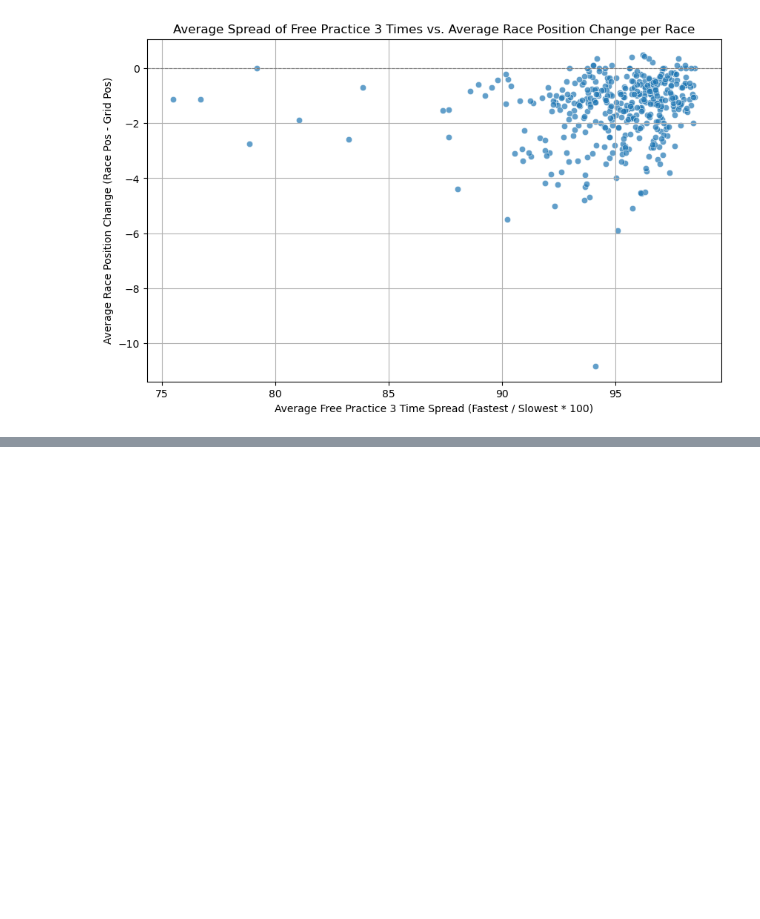
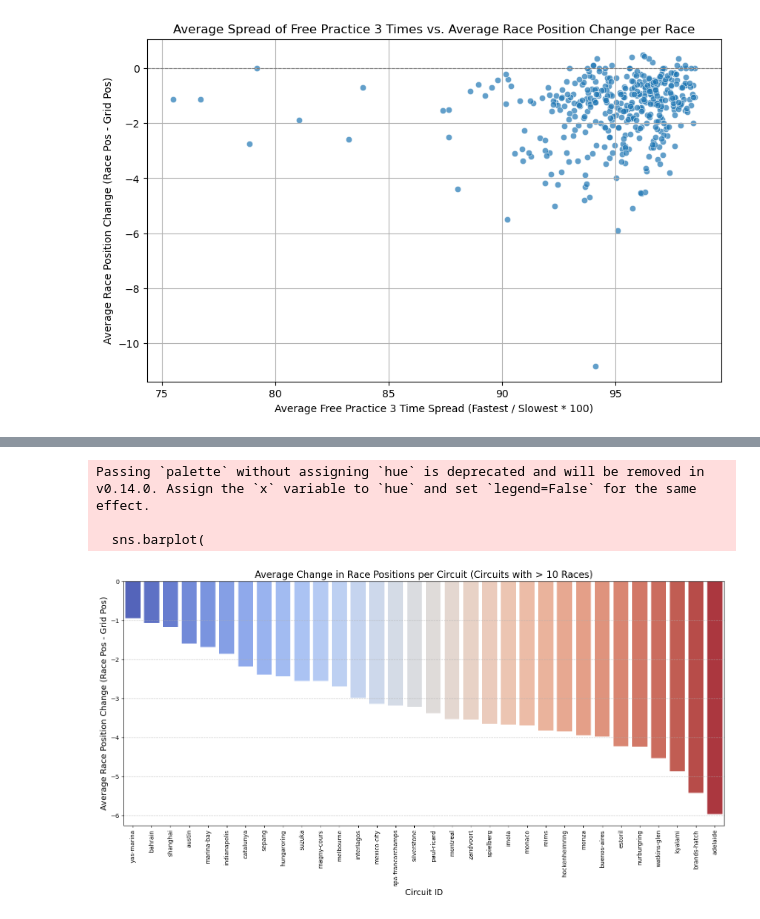
Before and after one commit to Merlin117/erdos_ds_f1, a Jupyter notebook: jaegeon/playing with fp data.ipynb, the cells around one changed output, grey strips where cells are left out. Cells and saved outputs as stored; diff of their text form; code cells hidden in the pictures; blank space fills up the shorter version.

```diff
--- a/jaegeon/playing with fp data.ipynb
+++ b/jaegeon/playing with fp data.ipynb
@@ -214,0 +386,55 @@ for fp_name, fp_df in fp_dfs.items():
+# %%
+# 3. Count Races per Circuit
+race_counts_per_circuit = races_df.groupby('circuitId')['raceId'].nunique().reset_index()
+race_counts_per_circuit.rename(columns={'raceId': 'race_count'}, inplace=True)
+
+# 4. Filter Circuits: Get circuitIds that had more than 10 races
+circuits_with_more_than_10_races = race_counts_per_circuit[
+    race_counts_per_circuit['race_count'] > 10
+]['circuitId'].tolist()
+
+# 5. Merge race-positions-difference_df with circuit info to get circuitId
+merged_race_pos_diff_circuit = pd.merge(
+    race_position_diff_df,
+    race_circuit_info,
+    on=['raceId', 'year', 'round'],
+    how='inner'
+)
+
+# 6. Calculate Average Position Change per Race and Circuit
+avg_pos_change_per_race_circuit_df = merged_race_pos_diff_circuit.groupby(['raceId', 'year', 'round', 'circuitId'])['positionDifference'].mean().reset_index()
+avg_pos_change_per_race_circuit_df.rename(columns={'positionDifference': 'avg_pos_change_race'}, inplace=True)
+
+# 7. Aggregate by Circuit to get overall average change in positions per circuit
+avg_pos_change_per_circuit = avg_pos_change_per_race_circuit_df.groupby('circuitId')['avg_pos_change_race'].mean().reset_index()
+
+# 8. Filter avg_pos_change_per_circuit to include only circuits with more than 10 races
+filtered_avg_pos_change_per_circuit = avg_pos_change_per_circuit[
+    avg_pos_change_per_circuit['circuitId'].isin(circuits_with_more_than_10_races)
+].copy()
+
+# Sort in descending order for plotting
+filtered_avg_pos_change_per_circuit.sort_values(by='avg_pos_change_race', ascending=False, inplace=True)
+
+# Create the bar plot
+plt.figure(figsize=(15, 8)) # Adjusted figure size for potentially fewer bars
+sns.barplot(
+    data=filtered_avg_pos_change_per_circuit,
+    x='circuitId',
+    y='avg_pos_change_race',
+    palette='coolwarm'
+)
+plt.title('Average Change in Race Positions per Circuit (Circuits with > 10 Races)', fontsize=16)
+plt.xlabel('Circuit ID', fontsize=14)
+plt.ylabel('Average Race Position Change (Race Pos - Grid Pos)', fontsize=14)
+plt.xticks(rotation=90, fontsize=10) # Rotate x-axis labels for better readability
+plt.yticks(fontsize=10)
+plt.grid(axis='y', linestyle='--', alpha=0.7)
+plt.axhline(0, color='grey', linestyle='-', linewidth=1.0) # Add a horizontal line at y=0
+plt.tight_layout() # Adjust layout to prevent labels from overlapping
+plt.show()
+# %% [output]
+Passing `palette` without assigning `hue` is deprecated and will be removed in v0.14.0. Assign the `x` variable to `hue` and set `legend=False` for the same effect.
+
+  sns.barplot(
+[figure, added]
```
Also changed, not shown: parts of 4 cells of this notebook, 1 other file.
